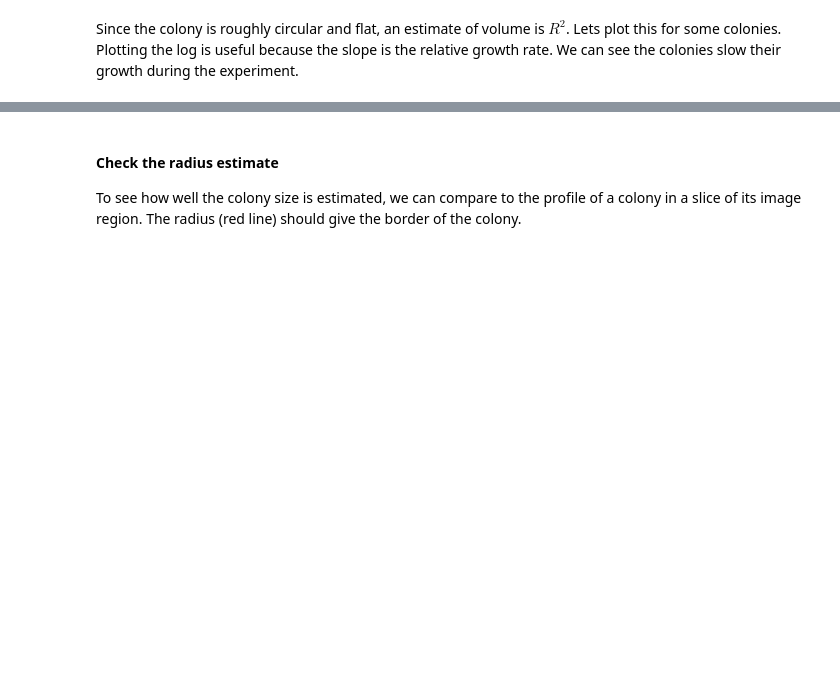
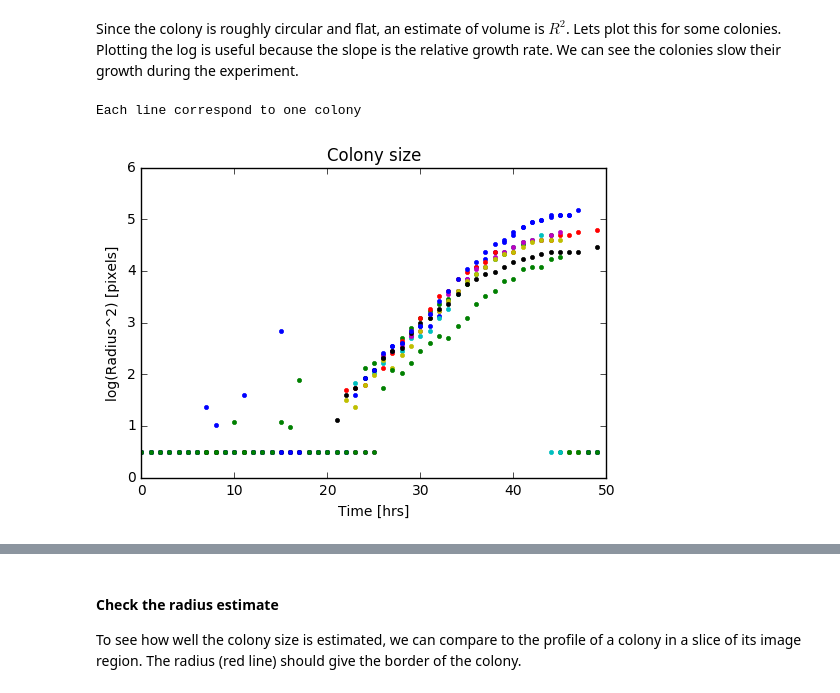
Before and after one commit to RudgeLab/FluoPi, a Jupyter notebook: Examples/Colony_size_and_fluo_full.ipynb, the cells around one changed output, grey strips where cells are left out. Cells and saved outputs as stored; diff of their text form; code cells hidden in the pictures; blank space fills up the shorter version.

Commit message:
Fix some calls to fluopi module

```diff
--- a/Examples/Colony_size_and_fluo_full.ipynb
+++ b/Examples/Colony_size_and_fluo_full.ipynb
@@ -226,5 +226,5 @@ R_frame=frame_colony_size(ACRois,Cols,0.25)
 # %%
-R_frame=frame_colony_size(ACRois,Cols,0.28)
+R_frame=fluopi.frame_colony_size(ACRois,Cols,0.28)
 # %%
 import time
 
@@ -258,6 +260,9 @@ print(end - start)
 # %% [markdown]
 Since the colony is roughly circular and flat, an estimate of volume is $R^2$. Lets plot this for some colonies. Plotting the log is useful because the slope is the relative growth rate. We can see the colonies slow their growth during the experiment.
 # %%
-plot_growth(R_frame,T)
+fluopi.plot_growth(R_frame, Cols, T)
 print('Each line correspond to one colony')
+# %% [output]
+Each line correspond to one colony
+[figure, added]
 # %%
```
Also changed, not shown: parts of 35 cells of this notebook, 8 other files.
